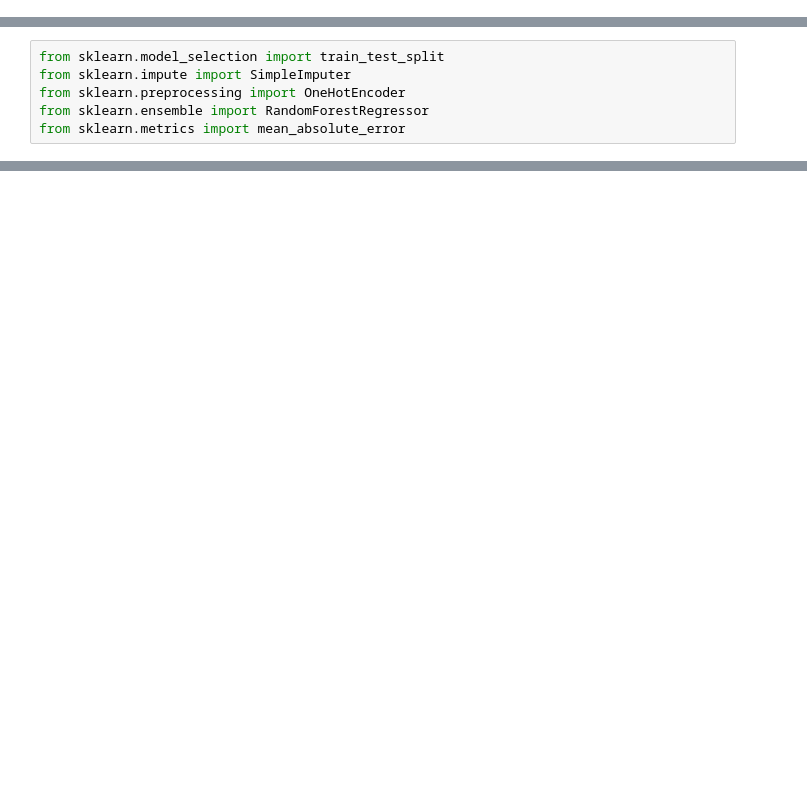
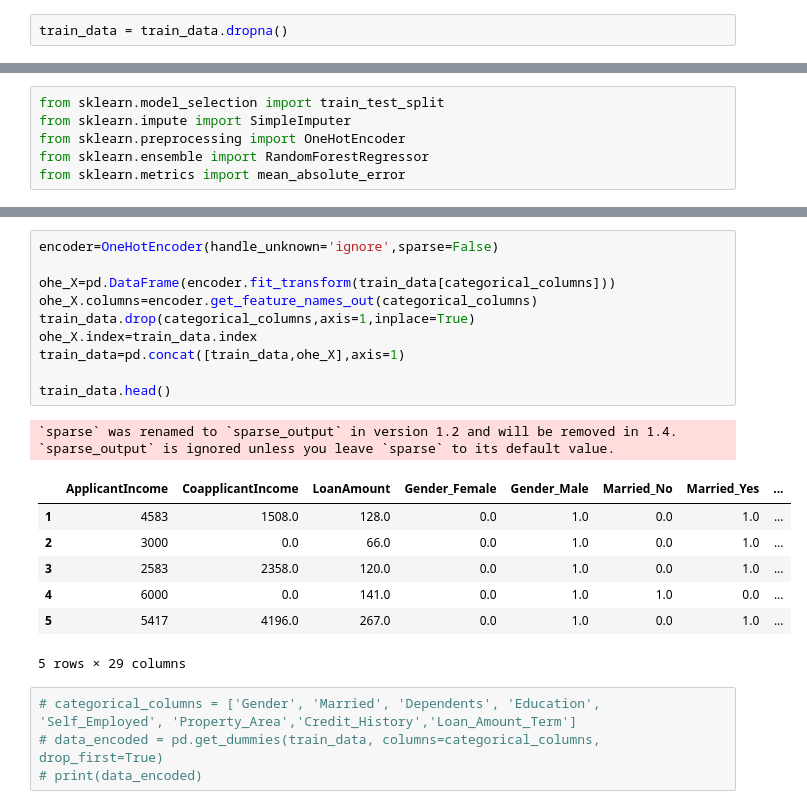
Before and after one commit to dvlanl/dynamic_pricing_project, a Jupyter notebook: main.ipynb, the cells around one changed output, grey strips where cells are left out. Cells and saved outputs as stored; diff of their text form; blank space fills up the shorter version.

```diff
--- a/main.ipynb
+++ b/main.ipynb
@@ -55,6 +54,8 @@ dtype: int64
 # %%
 # Delete rows with null values within data set
 test_data = test_data.dropna()
+# %%
+train_data = train_data.dropna()
 # %%
 # Ensure that all rows with null values have been deleted
 print(test_data.shape)
@@ -243,0 +303,23 @@ print(encoded_data_property)
+# %%
+encoder=OneHotEncoder(handle_unknown='ignore',sparse=False)
+
+ohe_X=pd.DataFrame(encoder.fit_transform(train_data[categorical_columns]))
+ohe_X.columns=encoder.get_feature_names_out(categorical_columns)
+train_data.drop(categorical_columns,axis=1,inplace=True)
+ohe_X.index=train_data.index
+train_data=pd.concat([train_data,ohe_X],axis=1)
+
+train_data.head()
+# %% [output]
+`sparse` was renamed to `sparse_output` in version 1.2 and will be removed in 1.4. `sparse_output` is ignored unless you leave `sparse` to its default value.
+|  | ApplicantIncome | CoapplicantIncome | LoanAmount | Gender_Female | Gender_Male | Married_No | Married_Yes | ... |
+| 1 | 4583 | 1508.0 | 128.0 | 0.0 | 1.0 | 0.0 | 1.0 | ... |
+| 2 | 3000 | 0.0 | 66.0 | 0.0 | 1.0 | 0.0 | 1.0 | ... |
+| 3 | 2583 | 2358.0 | 120.0 | 0.0 | 1.0 | 0.0 | 1.0 | ... |
+| 4 | 6000 | 0.0 | 141.0 | 0.0 | 1.0 | 1.0 | 0.0 | ... |
+| 5 | 5417 | 4196.0 | 267.0 | 0.0 | 1.0 | 0.0 | 1.0 | ... |
+5 rows × 29 columns
+# %%
+# categorical_columns = ['Gender', 'Married', 'Dependents', 'Education', 'Self_Employed', 'Property_Area','Credit_History','Loan_Amount_Term']
+# data_encoded = pd.get_dummies(train_data, columns=categorical_columns, drop_first=True)
+# print(data_encoded)
```
Also changed, not shown: parts of 14 cells of this notebook.
